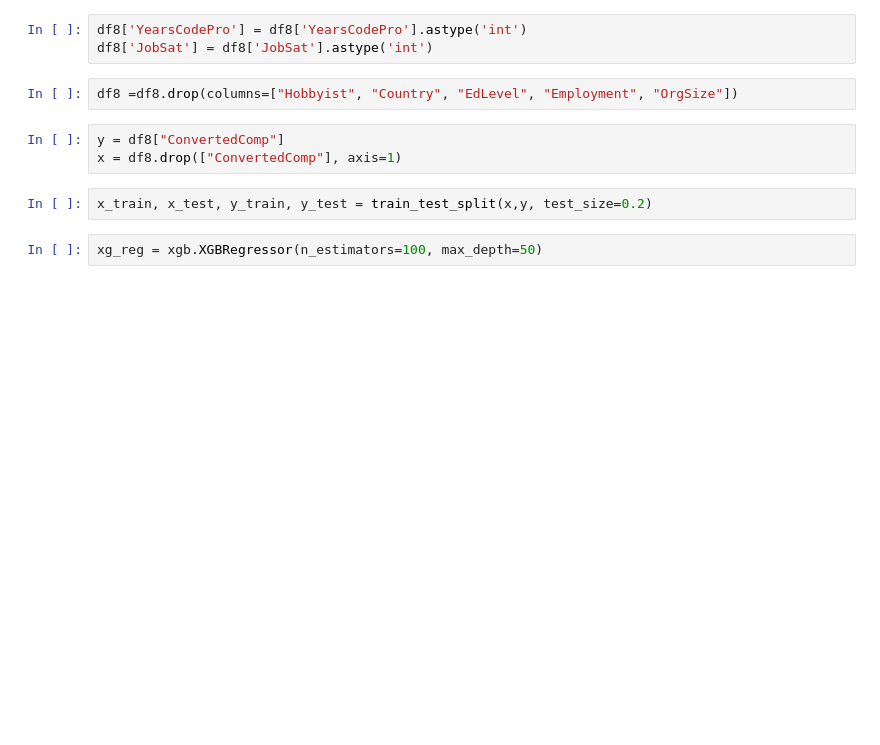
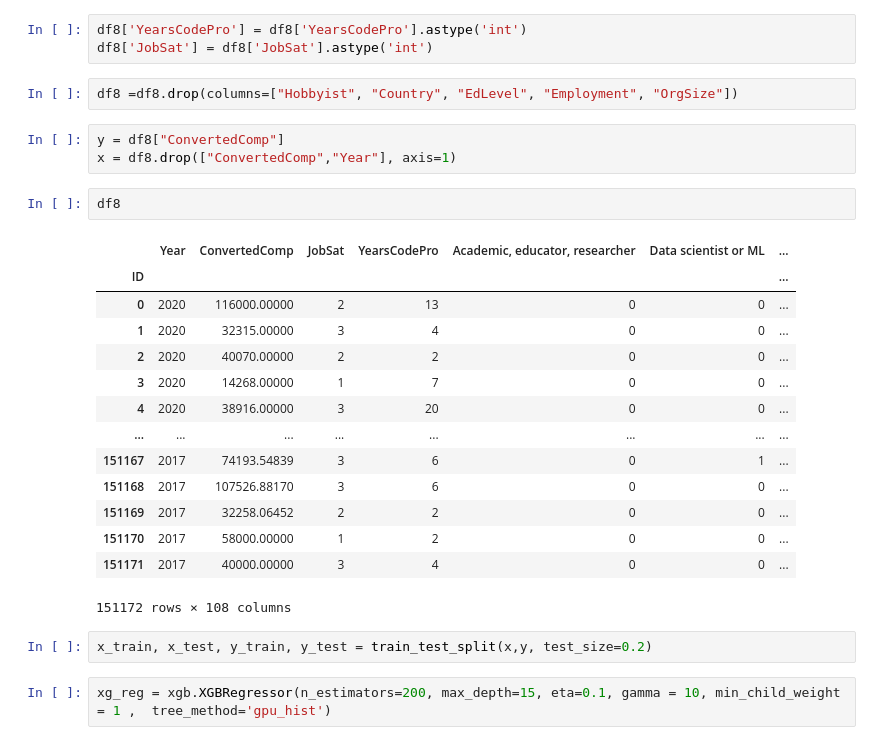
Before and after one commit to infoshareacademy/jdszr4-wdevs, a Jupyter notebook: Projekt_ML/xgboost.ipynb, the cells around one changed output. Drawn from its saved outputs; the diff is of its cells as text; blank space fills up the shorter version.

```diff
--- a/Projekt_ML/xgboost.ipynb
+++ b/Projekt_ML/xgboost.ipynb
@@ -943,11 +945,28 @@ df8['JobSat'] = df8['JobSat'].astype('int')
 df8 =df8.drop(columns=["Hobbyist", "Country", "EdLevel", "Employment", "OrgSize"])
 # %%
 y = df8["ConvertedComp"]
-x = df8.drop(["ConvertedComp"], axis=1)
+x = df8.drop(["ConvertedComp","Year"], axis=1)
+# %%
+df8
+# %% [output]
+|  | Year | ConvertedComp | JobSat | YearsCodePro | Academic, educator, researcher | Data scientist or ML | ... |
+| ID |  |  |  |  |  |  | ... |
+| 0 | 2020 | 116000.00000 | 2 | 13 | 0 | 0 | ... |
+| 1 | 2020 | 32315.00000 | 3 | 4 | 0 | 0 | ... |
+| 2 | 2020 | 40070.00000 | 2 | 2 | 0 | 0 | ... |
+| 3 | 2020 | 14268.00000 | 1 | 7 | 0 | 0 | ... |
+| 4 | 2020 | 38916.00000 | 3 | 20 | 0 | 0 | ... |
+| ... | ... | ... | ... | ... | ... | ... | ... |
+| 151167 | 2017 | 74193.54839 | 3 | 6 | 0 | 1 | ... |
+| 151168 | 2017 | 107526.88170 | 3 | 6 | 0 | 0 | ... |
+| 151169 | 2017 | 32258.06452 | 2 | 2 | 0 | 0 | ... |
+| 151170 | 2017 | 58000.00000 | 1 | 2 | 0 | 0 | ... |
+| 151171 | 2017 | 40000.00000 | 3 | 4 | 0 | 0 | ... |
+151172 rows × 108 columns
 # %%
 x_train, x_test, y_train, y_test = train_test_split(x,y, test_size=0.2)
-# %%
-xg_reg = xgb.XGBRegressor(n_estimators=100, max_depth=50)
+# %%
+xg_reg = xgb.XGBRegressor(n_estimators=200, max_depth=15, eta=0.1, gamma = 10, min_child_weight = 1 ,  tree_method='gpu_hist')
 # %%
 xg_reg.fit(x_train, y_train)
 # %% [output]
```
Also changed, not shown: parts of 9 cells of this notebook, 1 other file.
